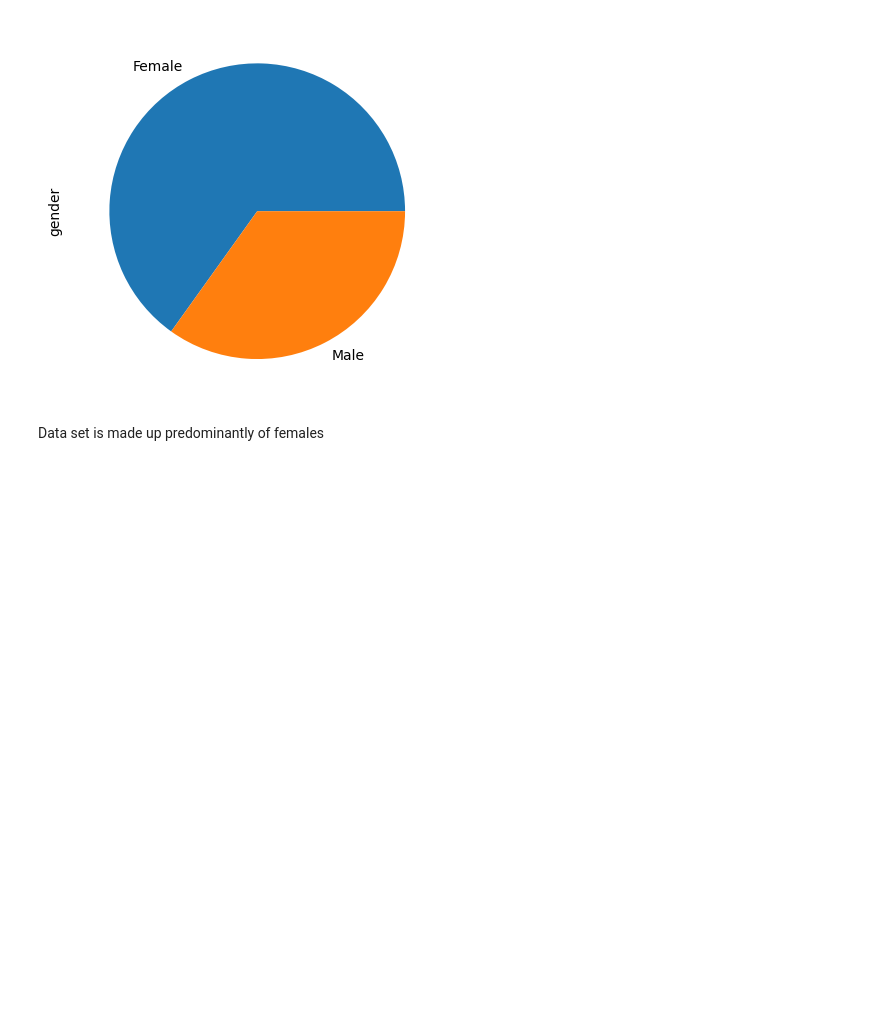
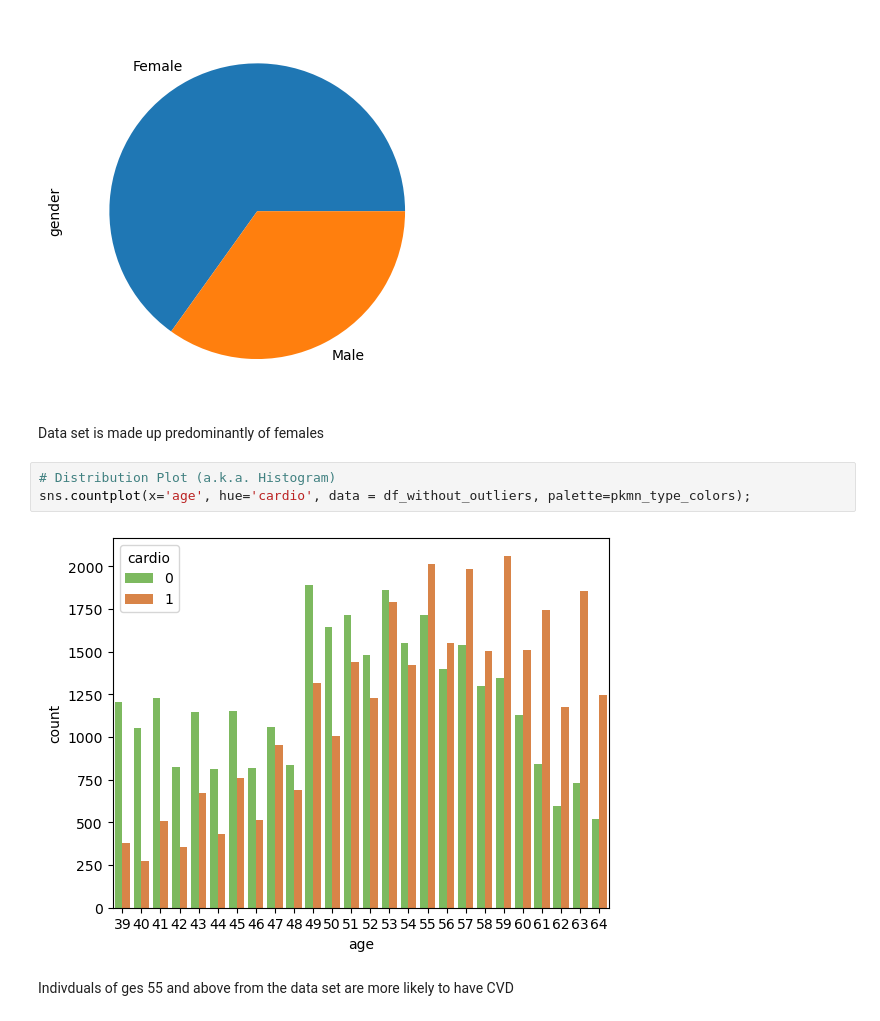
Before and after one commit to COMP3608-Big-Data/Cardiovascular-Disease-Prediction, a Jupyter notebook: the_gold_miners.ipynb, the cells around one changed output. Saved outputs shown, nothing was run; the diff lists cells and outputs as text; blank space fills up the shorter version.

Commit message:
Histogram of count vs age

```diff
--- a/the_gold_miners.ipynb
+++ b/the_gold_miners.ipynb
@@ -718,3 +718,10 @@ df_without_outliers.gender.value_counts(normalize=True).plot.pie()
 [figure]
 # %% [markdown]
 Data set is made up predominantly of females
+# %%
+# Distribution Plot (a.k.a. Histogram)
+sns.countplot(x='age', hue='cardio', data = df_without_outliers, palette=pkmn_type_colors);
+# %% [output]
+[figure, added]
+# %% [markdown]
+Indivduals of ges 55 and above from the data set are more likely to have CVD
```
